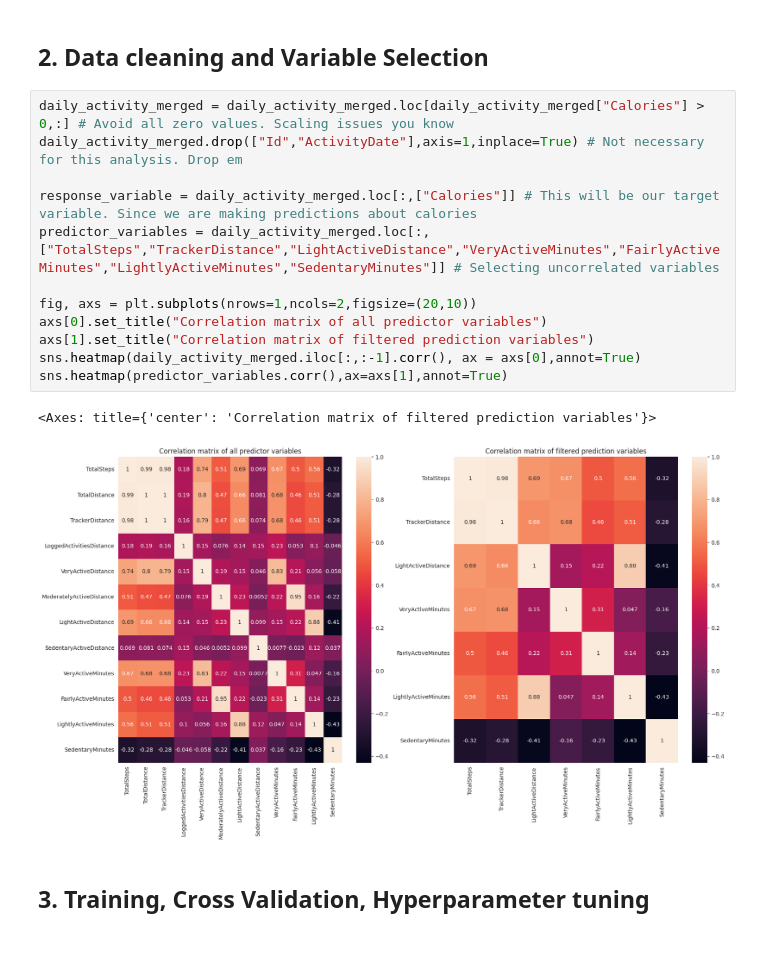
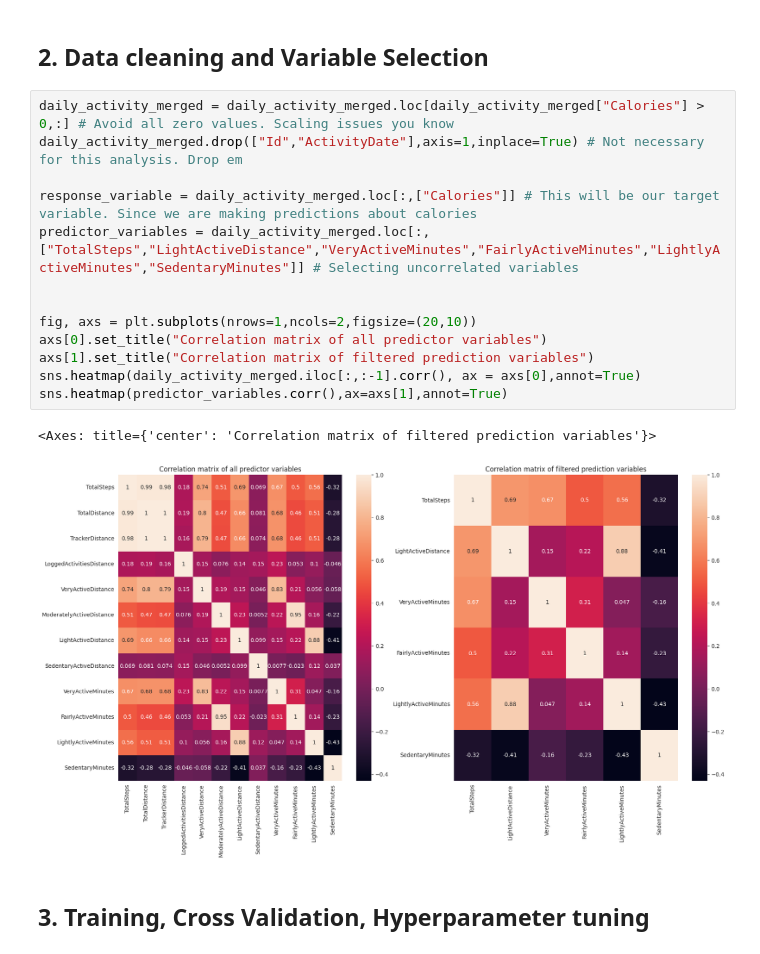
Before and after one commit to samuel23taku/ML---Calorie-Intake-Prediction, a Jupyter notebook: calorie_intake_prediction.ipynb, the cells around one changed output. Drawn from its saved outputs; the diff is of its cells as text.

```diff
--- a/calorie_intake_prediction.ipynb
+++ b/calorie_intake_prediction.ipynb
@@ -40,18 +40,19 @@ None
 # %%
 daily_activity_merged = daily_activity_merged.loc[daily_activity_merged["Calories"] > 0,:] # Avoid all zero values. Scaling issues you know
 daily_activity_merged.drop(["Id","ActivityDate"],axis=1,inplace=True) # Not necessary for this analysis. Drop em
 
 response_variable = daily_activity_merged.loc[:,["Calories"]] # This will be our target variable. Since we are making predictions about calories
-predictor_variables = daily_activity_merged.loc[:,["TotalSteps","TrackerDistance","LightActiveDistance","VeryActiveMinutes","FairlyActiveMinutes","LightlyActiveMinutes","SedentaryMinutes"]] # Selecting uncorrelated variables
+predictor_variables = daily_activity_merged.loc[:,["TotalSteps","LightActiveDistance","VeryActiveMinutes","FairlyActiveMinutes","LightlyActiveMinutes","SedentaryMinutes"]] # Selecting uncorrelated variables
+
 
 fig, axs = plt.subplots(nrows=1,ncols=2,figsize=(20,10))
 axs[0].set_title("Correlation matrix of all predictor variables")
 axs[1].set_title("Correlation matrix of filtered prediction variables")
 sns.heatmap(daily_activity_merged.iloc[:,:-1].corr(), ax = axs[0],annot=True)
 sns.heatmap(predictor_variables.corr(),ax=axs[1],annot=True)
 # %% [output]
 <Axes: title={'center': 'Correlation matrix of filtered prediction variables'}>
-[figure, old version]
+[figure, new version]
 # %% [markdown]
 ##
 ## 3. Training, Cross Validation, Hyperparameter tuning
```
Also changed, not shown: parts of 3 cells of this notebook, 1 other file.
